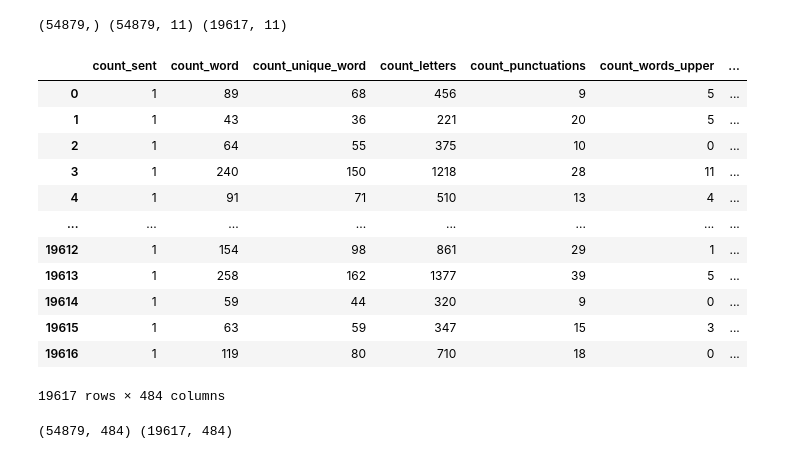
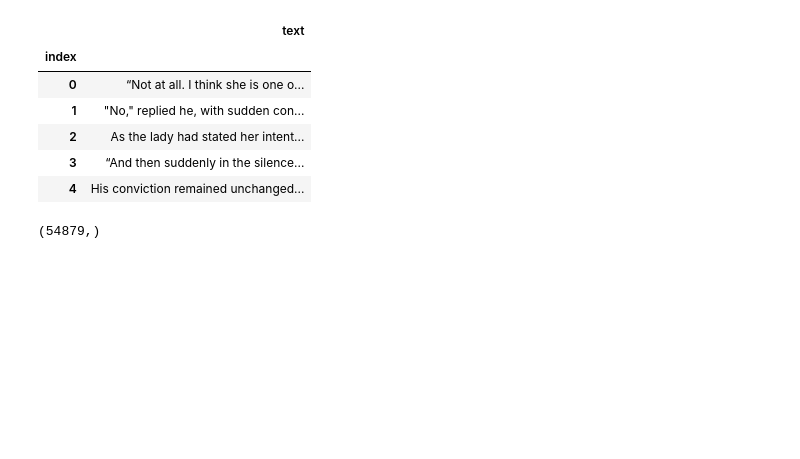
Before and after one commit to cksgnlcjswo/dku_dacon, a Jupyter notebook: 기말대회/lightgbm-cv.ipynb, the cells around one changed output. Saved outputs shown, nothing was run; the diff lists cells and outputs as text; code cells hidden in the pictures; blank space fills up the shorter version.

```diff
--- a/기말대회/lightgbm-cv.ipynb
+++ b/기말대회/lightgbm-cv.ipynb
@@ -88,10 +77,0 @@ vector
-# %%
-y = df[target_col].values[:54879]
-df.drop('text',axis=1,inplace=True)
-df.drop(target_col, axis=1, inplace=True)
-trn = df.iloc[:54879]
-tst = df.iloc[54879:]
-feature_name = df.columns.tolist()
-print(y.shape, trn.shape, tst.shape)
-# %% [output]
-(54879,) (54879, 11) (19617, 11)
@@ -107,22 +78,11 @@ x_tst=pd.concat([tst,tmp2], axis=1)
-# %%
-x_tst
-# %% [output]
-|  | count_sent | count_word | count_unique_word | count_letters | count_punctuations | count_words_upper | ... |
-| 0 | 1 | 89 | 68 | 456 | 9 | 5 | ... |
-| 1 | 1 | 43 | 36 | 221 | 20 | 5 | ... |
-| 2 | 1 | 64 | 55 | 375 | 10 | 0 | ... |
-| 3 | 1 | 240 | 150 | 1218 | 28 | 11 | ... |
-| 4 | 1 | 91 | 71 | 510 | 13 | 4 | ... |
-| ... | ... | ... | ... | ... | ... | ... | ... |
-| 19612 | 1 | 154 | 98 | 861 | 29 | 1 | ... |
-| 19613 | 1 | 258 | 162 | 1377 | 39 | 5 | ... |
-| 19614 | 1 | 59 | 44 | 320 | 9 | 0 | ... |
-| 19615 | 1 | 63 | 59 | 347 | 15 | 3 | ... |
-| 19616 | 1 | 119 | 80 | 710 | 18 | 0 | ... |
-19617 rows × 484 columns
-# %%
-trn=x_trn.iloc[:].values
-tst=x_tst.iloc[:].values
-print(trn.shape, tst.shape)
-# %% [output]
-(54879, 484) (19617, 484)
+# %%
+test = pd.read_csv(tst_file, index_col=0)
+test.head()
+# %% [output]
+|  | text |
+| index |  |
+| 0 | “Not at all. I think she is one o... |
+| 1 | "No," replied he, with sudden con... |
+| 2 | As the lady had stated her intent... |
+| 3 | “And then suddenly in the silence... |
+| 4 | His conviction remained unchanged... |
@@ -128,0 +107,5 @@ print(trn.shape, tst.shape)
+# %%
+y = train['author'].values
+print(y.shape)
+# %% [output]
+(54879,)
```
Also changed, not shown: parts of 22 cells of this notebook.
